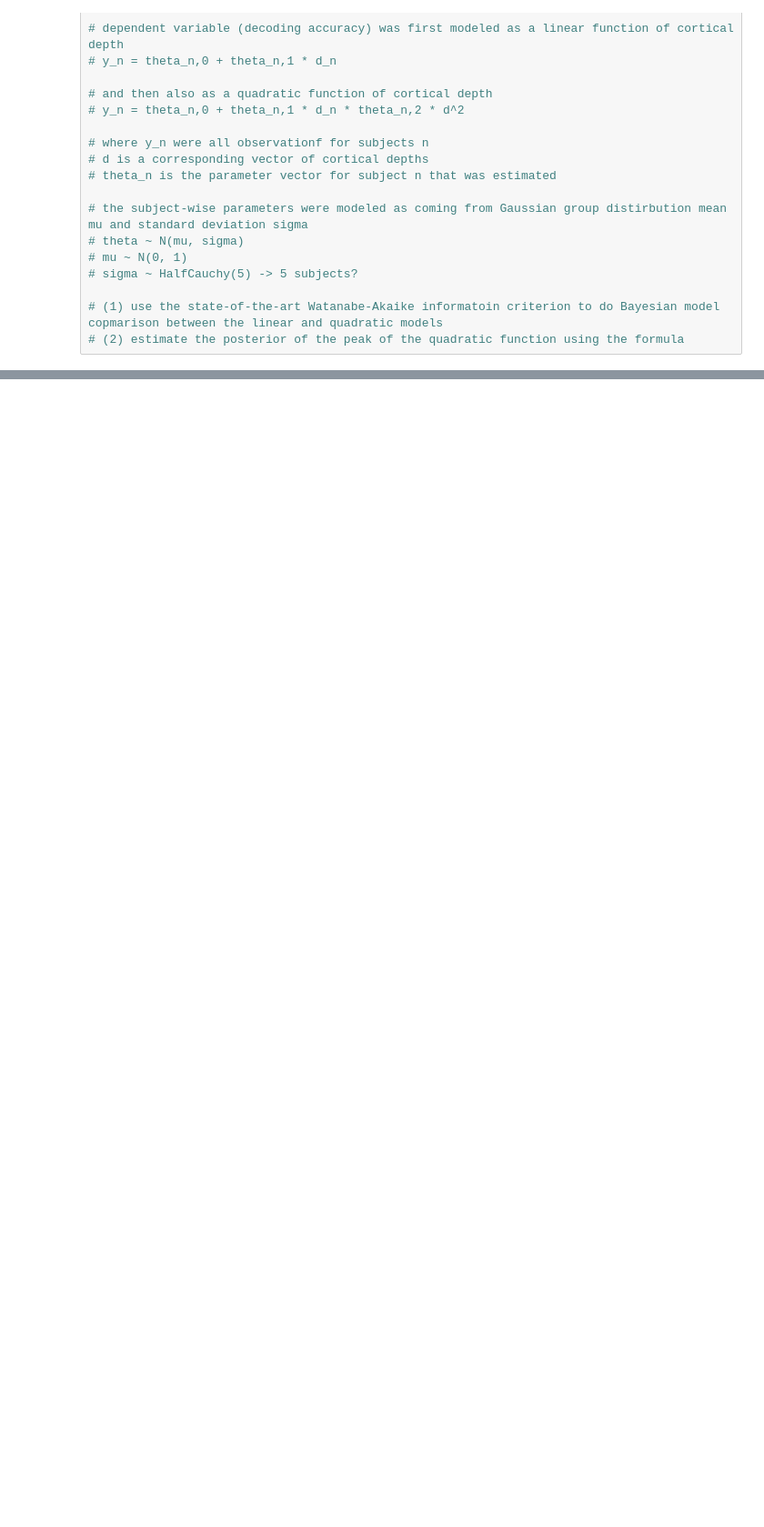
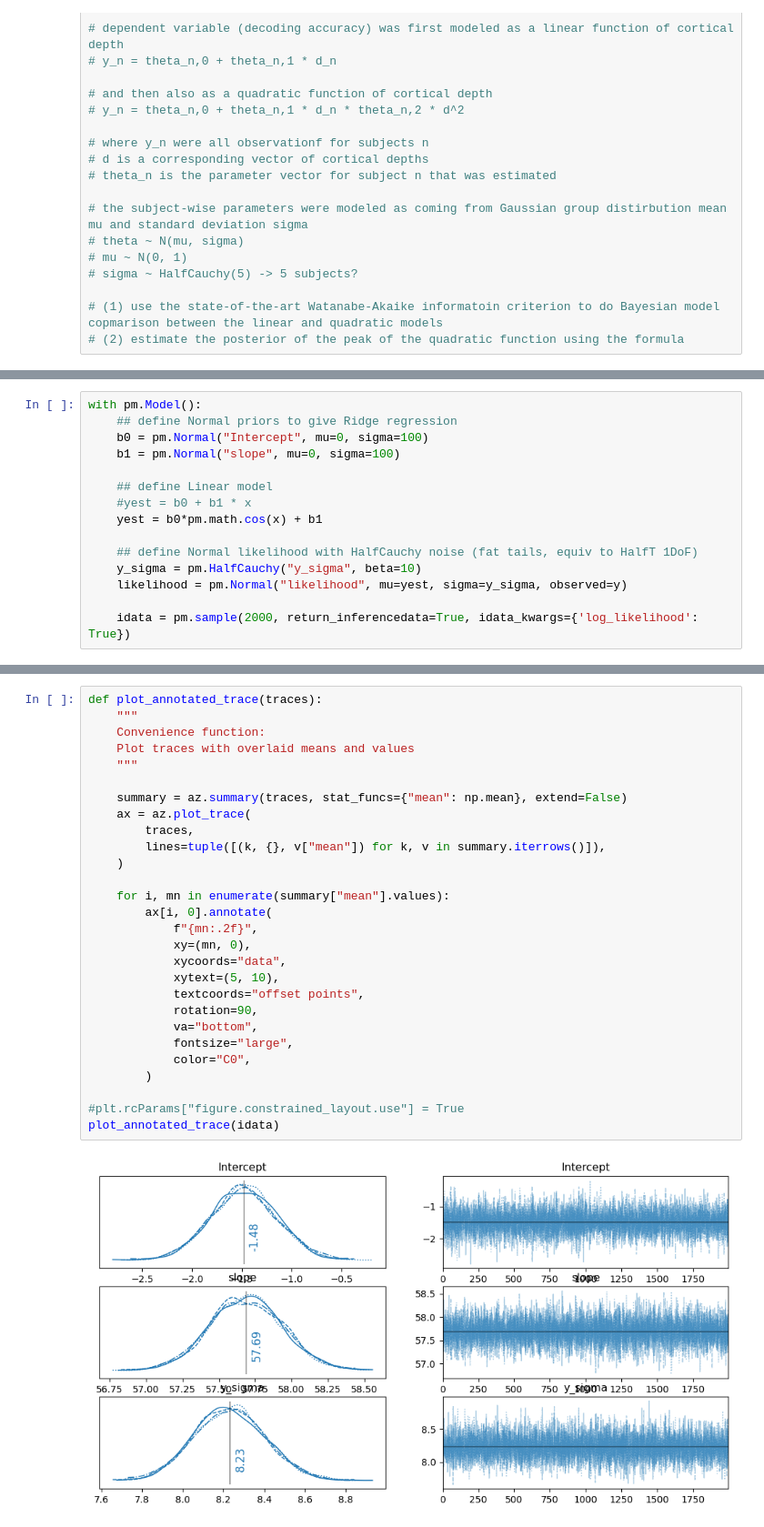
Before and after one commit to haenelt/odc, a Jupyter notebook: notebooks_review/decoding_bayes.ipynb, the cells around one changed output, grey strips where cells are left out. Shown at 91% size. Cells and saved outputs as stored; diff of their text form; blank space fills up the shorter version.

```diff
--- a/notebooks_review/decoding_bayes.ipynb
+++ b/notebooks_review/decoding_bayes.ipynb
@@ -98,0 +87,15 @@ There were 69 divergences after tuning. Increase `target_accept` or reparameteri
+# %%
+with pm.Model():
+    ## define Normal priors to give Ridge regression
+    b0 = pm.Normal("Intercept", mu=0, sigma=100)
+    b1 = pm.Normal("slope", mu=0, sigma=100)
+
+    ## define Linear model
+    #yest = b0 + b1 * x
+    yest = b0*pm.math.cos(x) + b1
+
+    ## define Normal likelihood with HalfCauchy noise (fat tails, equiv to HalfT 1DoF)
+    y_sigma = pm.HalfCauchy("y_sigma", beta=10)
+    likelihood = pm.Normal("likelihood", mu=yest, sigma=y_sigma, observed=y)
+
+    idata = pm.sample(2000, return_inferencedata=True, idata_kwargs={'log_likelihood': True})
@@ -98,0 +109,30 @@ There were 69 divergences after tuning. Increase `target_accept` or reparameteri
+# %%
+def plot_annotated_trace(traces):
+    """
+    Convenience function:
+    Plot traces with overlaid means and values
+    """
+
+    summary = az.summary(traces, stat_funcs={"mean": np.mean}, extend=False)
+    ax = az.plot_trace(
+        traces,
+        lines=tuple([(k, {}, v["mean"]) for k, v in summary.iterrows()]),
+    )
+
+    for i, mn in enumerate(summary["mean"].values):
+        ax[i, 0].annotate(
+            f"{mn:.2f}",
+            xy=(mn, 0),
+            xycoords="data",
+            xytext=(5, 10),
+            textcoords="offset points",
+            rotation=90,
+            va="bottom",
+            fontsize="large",
+            color="C0",
+        )
+
+#plt.rcParams["figure.constrained_layout.use"] = True
+plot_annotated_trace(idata)
+# %% [output]
+[figure, added]
```
Also changed, not shown: parts of 5 cells of this notebook, 1 other file.
